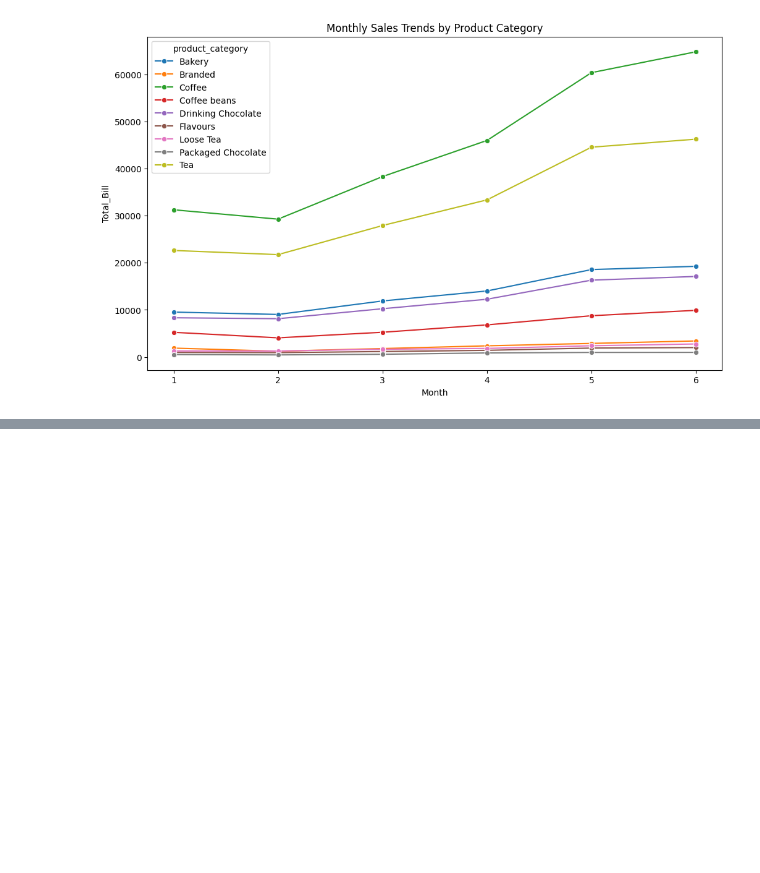
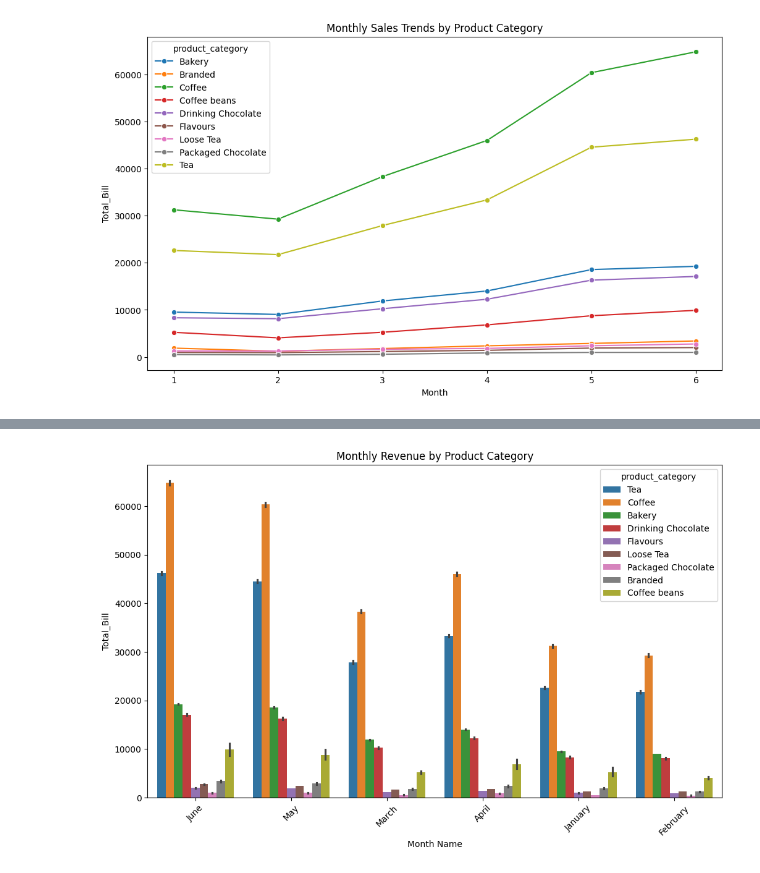
Before and after one commit to Rakesh73971/Coffee_Shop_Sales_Analysis, a Jupyter notebook: main.ipynb, the cells around one changed output, grey strips where cells are left out. Cells and saved outputs as stored; diff of their text form; code cells hidden in the pictures; blank space fills up the shorter version.

```diff
--- a/main.ipynb
+++ b/main.ipynb
@@ -507,0 +544,14 @@ plt.show()
+# %%
+plt.figure(figsize=(12,7))
+sns.barplot(
+    data=coffee,
+    x='Month Name',
+    y='Total_Bill',
+    hue='product_category',
+    estimator=sum
+)
+plt.xticks(rotation=45)
+plt.title('Monthly Revenue by Product Category')
+plt.show()
+# %% [output]
+[figure, added]
```
Also changed, not shown: parts of 5 cells of this notebook.
